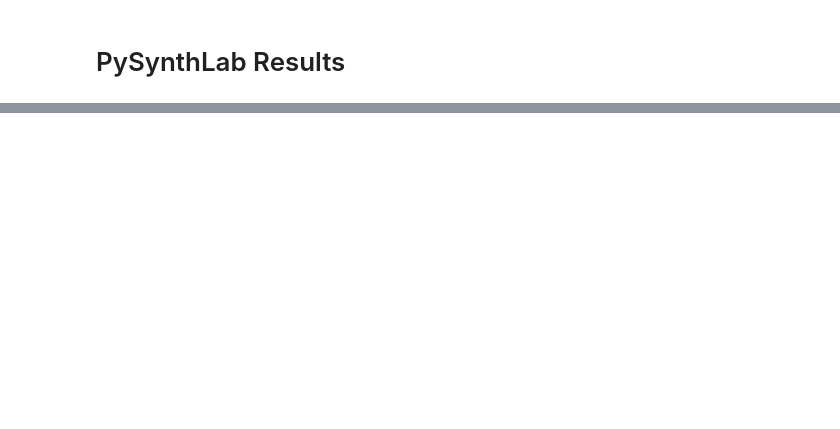
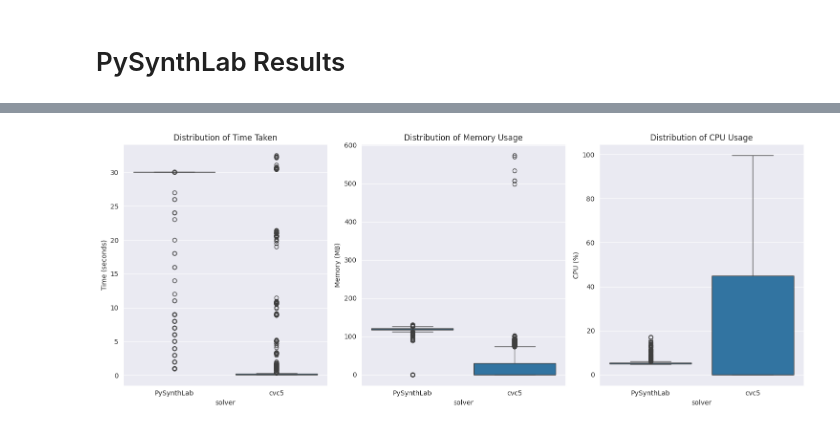
Before and after one commit to gschandan/PySynthLab, a Jupyter notebook: src/evaluation/performance.ipynb, the cells around one changed output, grey strips where cells are left out. Drawn from its saved outputs; the diff is of its cells as text; code cells hidden in the pictures; blank space fills up the shorter version.

```diff
--- a/src/evaluation/performance.ipynb
+++ b/src/evaluation/performance.ipynb
@@ -234,0 +390,15 @@ Name: success, dtype: float64
+# %%
+fig, (ax1, ax2, ax3) = plt.subplots(1, 3, figsize=(15, 6))
+sns.boxplot(x='solver', y='time', data=df, ax=ax1)
+ax1.set_title('Distribution of Time Taken')
+ax1.set_ylabel('Time (seconds)')
+sns.boxplot(x='solver', y='max_memory_usage', data=df, ax=ax2)
+ax2.set_title('Distribution of Memory Usage')
+ax2.set_ylabel('Memory (MB)')
+sns.boxplot(x='solver', y='avg_cpu_usage', data=df, ax=ax3)
+ax3.set_title('Distribution of CPU Usage')
+ax3.set_ylabel('CPU (%)')
+plt.tight_layout()
+plt.savefig('time_vs_memory_vs_cpu_boxplot.png')
+# %% [output]
+[figure, added]
```
Also changed, not shown: parts of 38 cells of this notebook, 27 other files.
